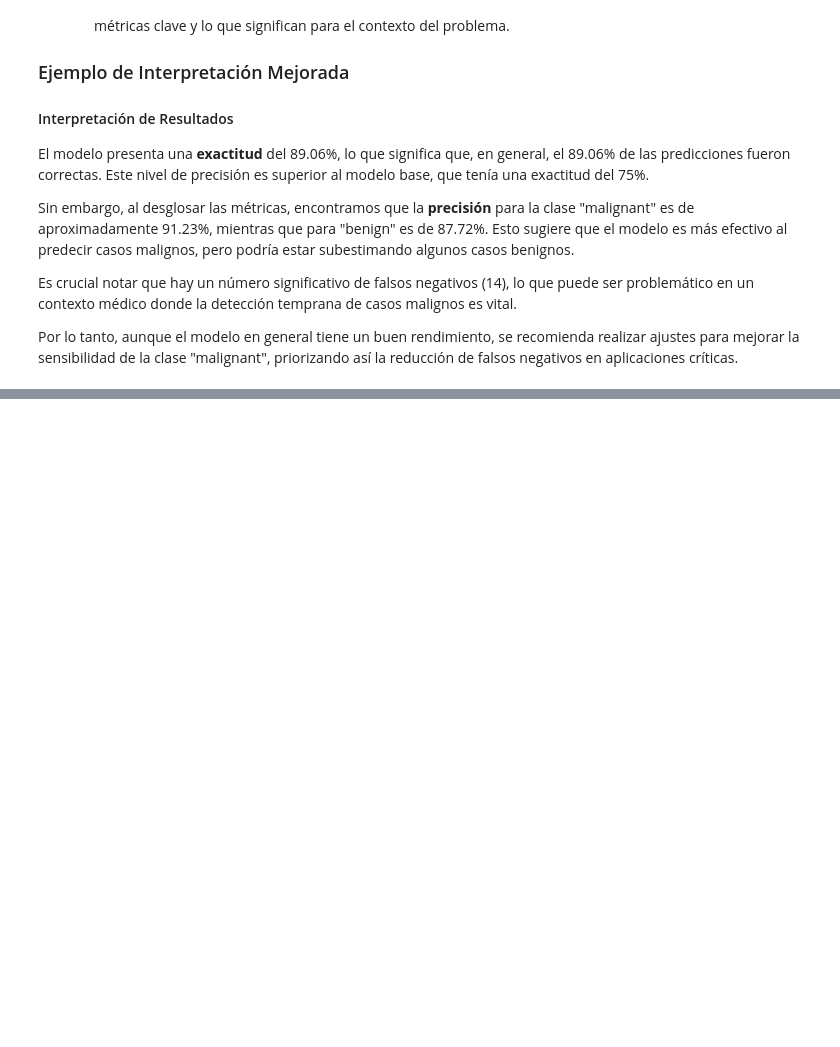
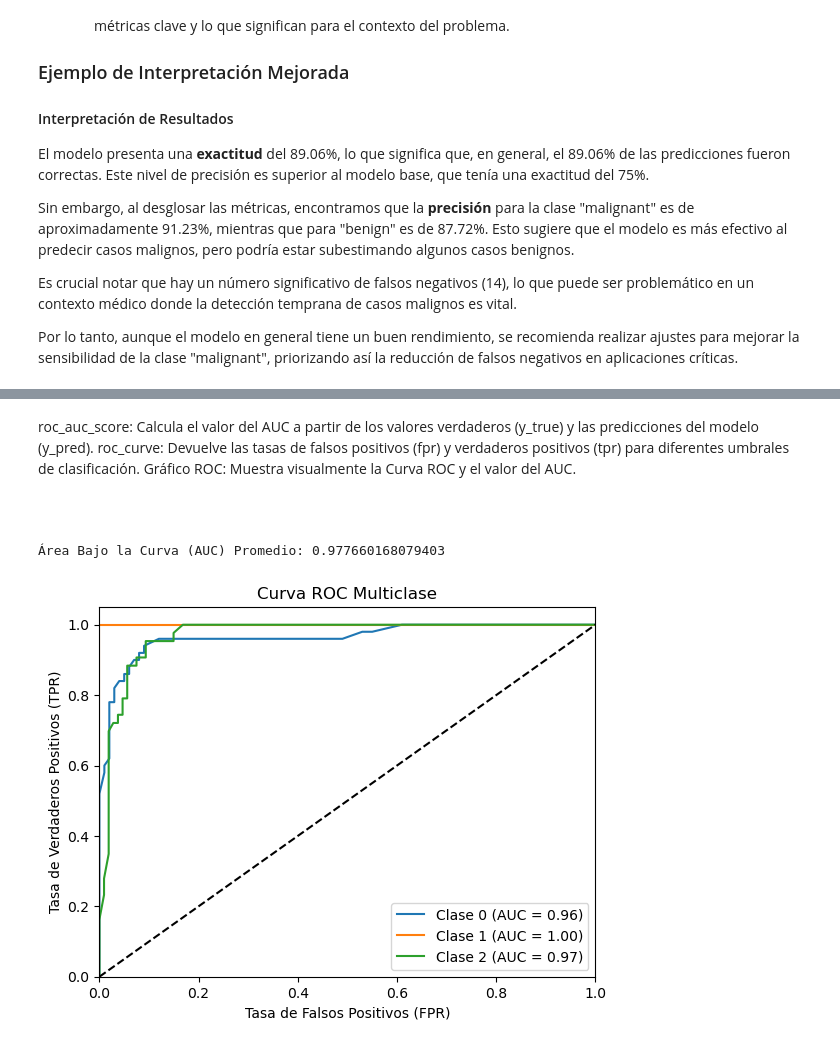
Before and after one commit to csolis97/04_Machine_Learning, a Jupyter notebook: Modelos_supervisados/B_Metricas.ipynb, the cells around one changed output, grey strips where cells are left out. Saved outputs shown, nothing was run; the diff lists cells and outputs as text; code cells hidden in the pictures; blank space fills up the shorter version.

```diff
--- a/Modelos_supervisados/B_Metricas.ipynb
+++ b/Modelos_supervisados/B_Metricas.ipynb
@@ -158,2 +189,61 @@ Por lo tanto, aunque el modelo en general tiene un buen rendimiento, se recomien
+# %% [markdown]
+roc_auc_score: Calcula el valor del AUC a partir de los valores verdaderos (y_true) y las predicciones del modelo (y_pred).
+roc_curve: Devuelve las tasas de falsos positivos (fpr) y verdaderos positivos (tpr) para diferentes umbrales de clasificación.
+Gráfico ROC: Muestra visualmente la Curva ROC y el valor del AUC.
 # %% [markdown]
 ##
+# %%
+# Importar bibliotecas necesarias
+from sklearn.datasets import make_classification
+from sklearn.model_selection import train_test_split
+from sklearn.ensemble import RandomForestClassifier
+from sklearn.metrics import roc_auc_score, roc_curve
+from sklearn.preprocessing import label_binarize
+import matplotlib.pyplot as plt
+import numpy as np
+
+# Simular un conjunto de datos multiclase (5 veces más grande que antes)
+X, y = make_classification(n_samples=500, n_features=10, n_classes=3,
+                           n_informative=5, n_clusters_per_class=1, random_state=42)
+
+# Binarizar las etiquetas para calcular el AUC para cada clase
+y_bin = label_binarize(y, classes=[0, 1, 2])
+
+# Dividir en conjunto de entrenamiento y prueba
+X_train, X_test, y_train, y_test = train_test_split(X, y_bin, test_size=0.3, random_state=42)
+
+# Entrenar un modelo (por ejemplo, Random Forest)
+clf = RandomForestClassifier()
+clf.fit(X_train, y_train)
+
+# Obtener las probabilidades predichas para cada clase
+y_pred = clf.predict_proba(X_test)
+
+# Reorganizar las probabilidades predichas para adecuarse a la estructura (2D)
+y_pred_combined = np.hstack([y_pred[i][:, 1].reshape(-1, 1) for i in range(len(y_pred))])
+
+# Calcular el AUC para cada clase
+auc = roc_auc_score(y_test, y_pred_combined, average='macro', multi_class='ovr')
+print(f'Área Bajo la Curva (AUC) Promedio: {auc}')
+
+# Graficar la Curva ROC para cada clase
+fpr = {}
+tpr = {}
+for i in range(y_bin.shape[1]):
+    fpr[i], tpr[i], _ = roc_curve(y_test[:, i], y_pred_combined[:, i])
+    plt.plot(fpr[i], tpr[i], label=f'Clase {i} (AUC = {roc_auc_score(y_test[:, i], y_pred_combined[:, i]):.2f})')
+
+# Línea de referencia diagonal
+plt.plot([0, 1], [0, 1], 'k--')
+
+# Ajustar límites y etiquetas
+plt.xlim([0.0, 1.0])
+plt.ylim([0.0, 1.05])
+plt.xlabel('Tasa de Falsos Positivos (FPR)')
+plt.ylabel('Tasa de Verdaderos Positivos (TPR)')
+plt.title('Curva ROC Multiclase')
+plt.legend(loc="lower right")
+plt.show()
+# %% [output]
+Área Bajo la Curva (AUC) Promedio: 0.977660168079403
+[figure, added]
```
Also changed, not shown: parts of 1 cell of this notebook, 4 other files.
